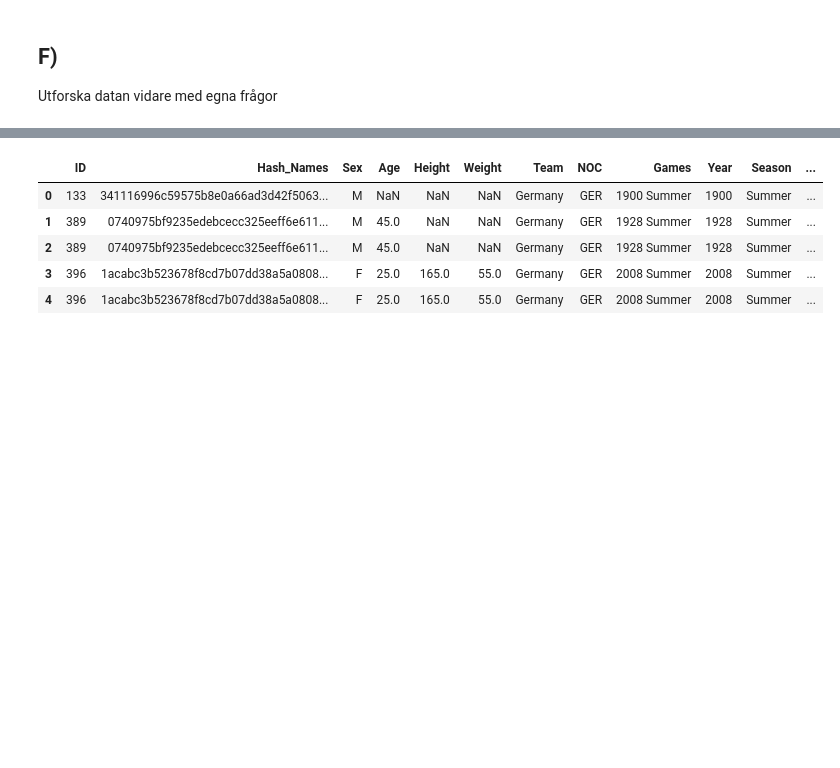
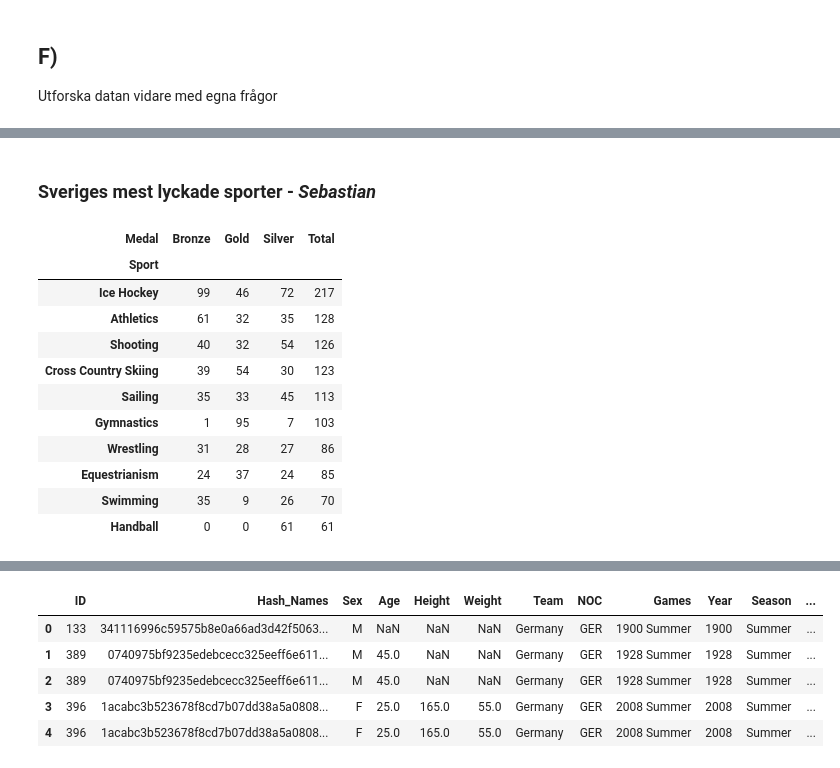
Before and after one commit to SebastianPetersson/Project_OS, a Jupyter notebook: Projekt_OS_Tyskland.ipynb, the cells around one changed output, grey strips where cells are left out. Drawn from its saved outputs; the diff is of its cells as text; code cells hidden in the pictures; blank space fills up the shorter version.

```diff
--- a/Projekt_OS_Tyskland.ipynb
+++ b/Projekt_OS_Tyskland.ipynb
@@ -109,0 +107,21 @@ KeyError: ('Sex', 'Medal')
+# %% [markdown]
+### Sveriges mest lyckade sporter - *Sebastian*
+# %%
+sweden = olympics[olympics['NOC'] == 'SWE'][['Sport', 'Medal']].dropna(subset=['Medal'])
+sweden_medals = sweden.groupby(['Sport', 'Medal']).size().unstack(fill_value=0)
+sweden_medals['Total'] = sweden_medals[['Bronze', 'Silver', 'Gold']].sum(axis=1)
+top10 = sweden_medals.sort_values(by='Total', ascending=False).head(10)
+top10
+# %% [output]
+| Medal | Bronze | Gold | Silver | Total |
+| Sport |  |  |  |  |
+| Ice Hockey | 99 | 46 | 72 | 217 |
+| Athletics | 61 | 32 | 35 | 128 |
+| Shooting | 40 | 32 | 54 | 126 |
+| Cross Country Skiing | 39 | 54 | 30 | 123 |
+| Sailing | 35 | 33 | 45 | 113 |
+| Gymnastics | 1 | 95 | 7 | 103 |
+| Wrestling | 31 | 28 | 27 | 86 |
+| Equestrianism | 24 | 37 | 24 | 85 |
+| Swimming | 35 | 9 | 26 | 70 |
+| Handball | 0 | 0 | 61 | 61 |
```
Also changed, not shown: parts of 2 cells of this notebook.
